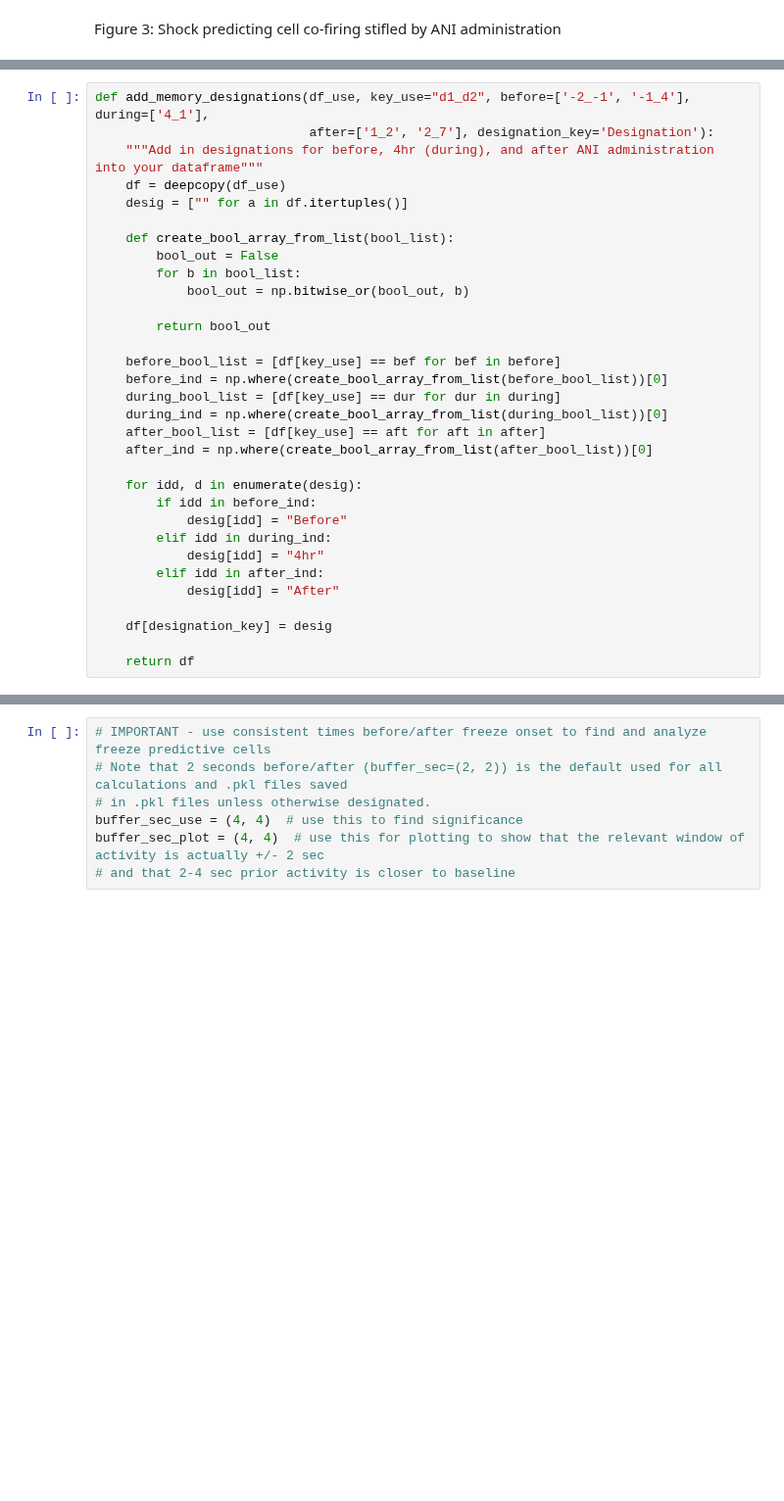
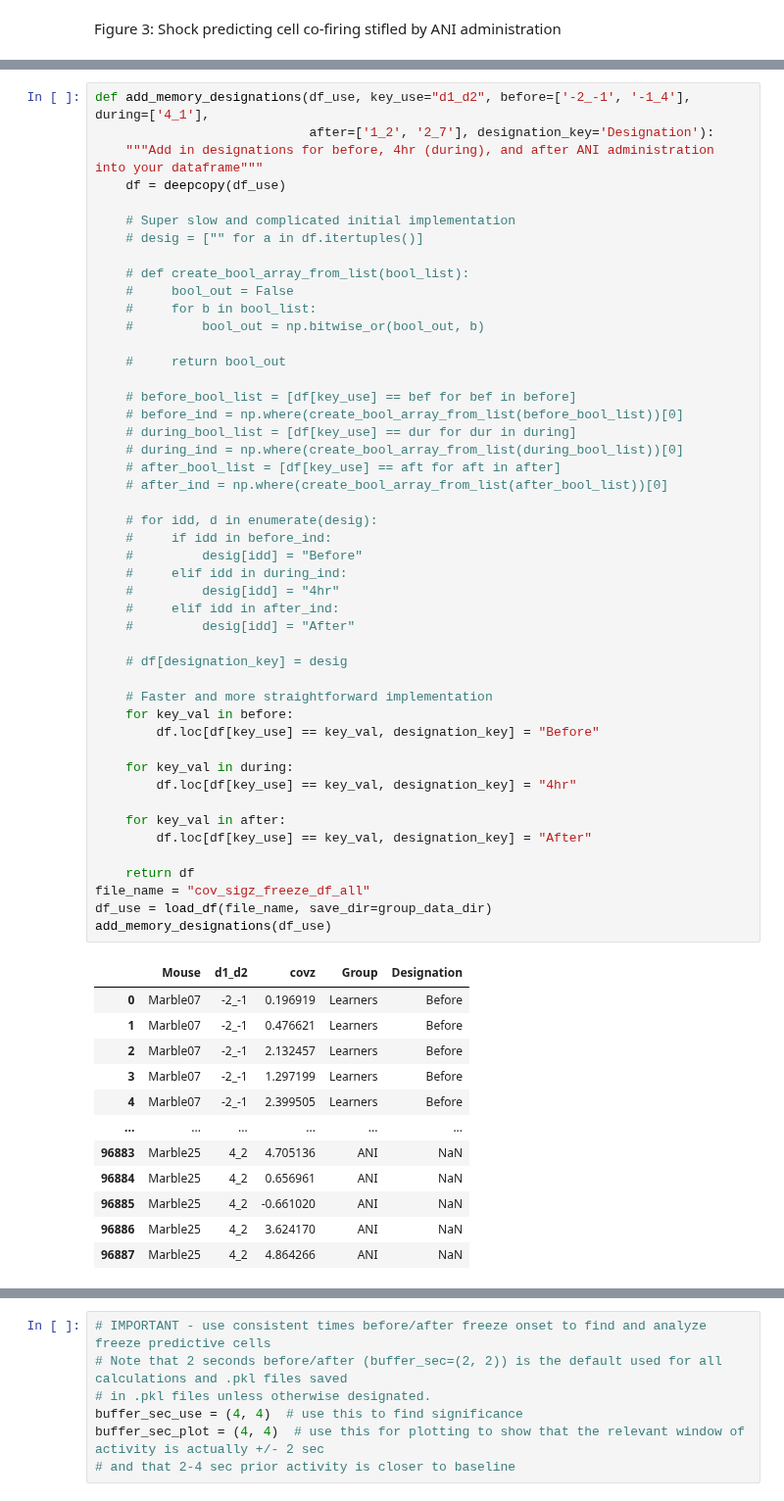
Before and after one commit to nkinsky/Eraser, a Jupyter notebook: Notebooks/Figure3.ipynb, the cells around one changed output, grey strips where cells are left out. Shown at 98% size. Saved outputs shown, nothing was run; the diff lists cells and outputs as text; blank space fills up the shorter version.

```diff
--- a/Notebooks/Figure3.ipynb
+++ b/Notebooks/Figure3.ipynb
@@ -39,32 +46,60 @@ from subjects import save_df, load_df
 # %%
 def add_memory_designations(df_use, key_use="d1_d2", before=['-2_-1', '-1_4'], during=['4_1'],
                             after=['1_2', '2_7'], designation_key='Designation'):
     """Add in designations for before, 4hr (during), and after ANI administration into your dataframe"""
     df = deepcopy(df_use)
-    desig = ["" for a in df.itertuples()]
 
-    def create_bool_array_from_list(bool_list):
-        bool_out = False
-        for b in bool_list:
-            bool_out = np.bitwise_or(bool_out, b)
+    # Super slow and complicated initial implementation
+    # desig = ["" for a in df.itertuples()]
 
-        return bool_out
+    # def create_bool_array_from_list(bool_list):
+    #     bool_out = False
+    #     for b in bool_list:
+    #         bool_out = np.bitwise_or(bool_out, b)
 
-    before_bool_list = [df[key_use] == bef for bef in before]
-    before_ind = np.where(create_bool_array_from_list(before_bool_list))[0]
-    during_bool_list = [df[key_use] == dur for dur in during]
-    during_ind = np.where(create_bool_array_from_list(during_bool_list))[0]
-    after_bool_list = [df[key_use] == aft for aft in after]
-    after_ind = np.where(create_bool_array_from_list(after_bool_list))[0]
+    #     return bool_out
 
-    for idd, d in enumerate(desig):
-        if idd in before_ind:
-            desig[idd] = "Before"
-        elif idd in during_ind:
-            desig[idd] = "4hr"
-        elif idd in after_ind:
-            desig[idd] = "After"
+    # before_bool_list = [df[key_use] == bef for bef in before]
+    # before_ind = np.where(create_bool_array_from_list(before_bool_list))[0]
+    # during_bool_list = [df[key_use] == dur for dur in during]
+    # during_ind = np.where(create_bool_array_from_list(during_bool_list))[0]
+    # after_bool_list = [df[key_use] == aft for aft in after]
+    # after_ind = np.where(create_bool_array_from_list(after_bool_list))[0]
 
-    df[designation_key] = desig
+    # for idd, d in enumerate(desig):
+    #     if idd in before_ind:
+    #         desig[idd] = "Before"
+    #     elif idd in during_ind:
+    #         desig[idd] = "4hr"
+    #     elif idd in after_ind:
+    #         desig[idd] = "After"
+
+    # df[designation_key] = desig
+
+    # Faster and more straightforward implementation
+    for key_val in before:
+        df.loc[df[key_use] == key_val, designation_key] = "Before"
+
+    for key_val in during:
+        df.loc[df[key_use] == key_val, designation_key] = "4hr"
+
+    for key_val in after:
+        df.loc[df[key_use] == key_val, designation_key] = "After"
 
     return df
+file_name = "cov_sigz_freeze_df_all"
+df_use = load_df(file_name, save_dir=group_data_dir)
+add_memory_designations(df_use)
+# %% [output]
+|  | Mouse | d1_d2 | covz | Group | Designation |
+| 0 | Marble07 | -2_-1 | 0.196919 | Learners | Before |
+| 1 | Marble07 | -2_-1 | 0.476621 | Learners | Before |
+| 2 | Marble07 | -2_-1 | 2.132457 | Learners | Before |
+| 3 | Marble07 | -2_-1 | 1.297199 | Learners | Before |
+| 4 | Marble07 | -2_-1 | 2.399505 | Learners | Before |
+| ... | ... | ... | ... | ... | ... |
+| 96883 | Marble25 | 4_2 | 4.705136 | ANI | NaN |
+| 96884 | Marble25 | 4_2 | 0.656961 | ANI | NaN |
+| 96885 | Marble25 | 4_2 | -0.661020 | ANI | NaN |
+| 96886 | Marble25 | 4_2 | 3.624170 | ANI | NaN |
+| 96887 | Marble25 | 4_2 | 4.864266 | ANI | NaN |
```
Also changed, not shown: parts of 16 cells of this notebook.
